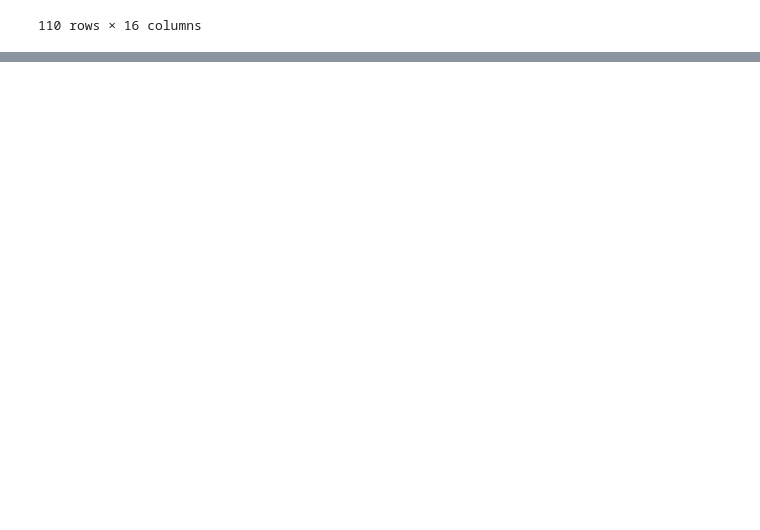
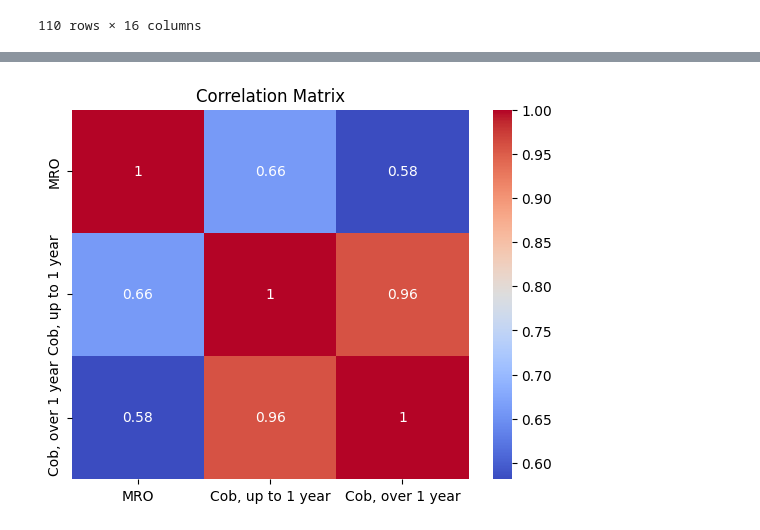
Before and after one commit to tommasograndi/Banking_research_2, a Jupyter notebook: script.ipynb, the cells around one changed output, grey strips where cells are left out. Saved outputs shown, nothing was run; the diff lists cells and outputs as text; code cells hidden in the pictures; blank space fills up the shorter version.

```diff
--- a/script.ipynb
+++ b/script.ipynb
@@ -117,3 +117,7 @@ data
 | 108 | 2023-01-01 | 3.00 | 3.62 | 3.28 | 3.52 | 2.64 | ... |
 | 109 | 2023-02-01 | 3.00 | 3.83 | 3.45 | 3.81 | 2.75 | ... |
 110 rows × 16 columns
+# %%
+data['Date'] = data['Date'].apply(pd.to_datetime)
+data.set_index('Date',inplace=True)
+data.head()
@@ -119,0 +165,7 @@ data
+# %%
+corr_matrix = data.iloc[:,:3].corr()
+sn.heatmap(corr_matrix, annot=True, cmap='coolwarm')
+plt.title('Correlation Matrix')
+plt.show()
+# %% [output]
+[figure, added]
```
Also changed, not shown: parts of 5 cells of this notebook.
